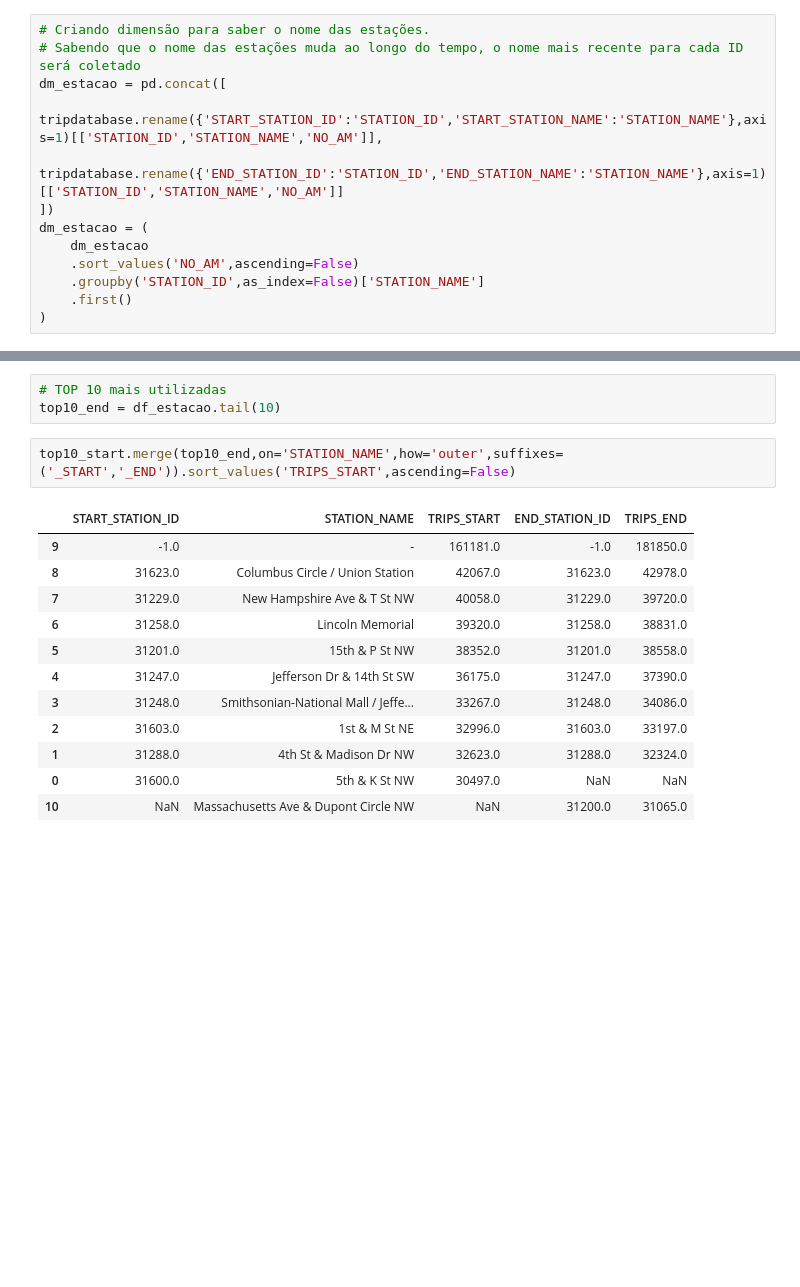
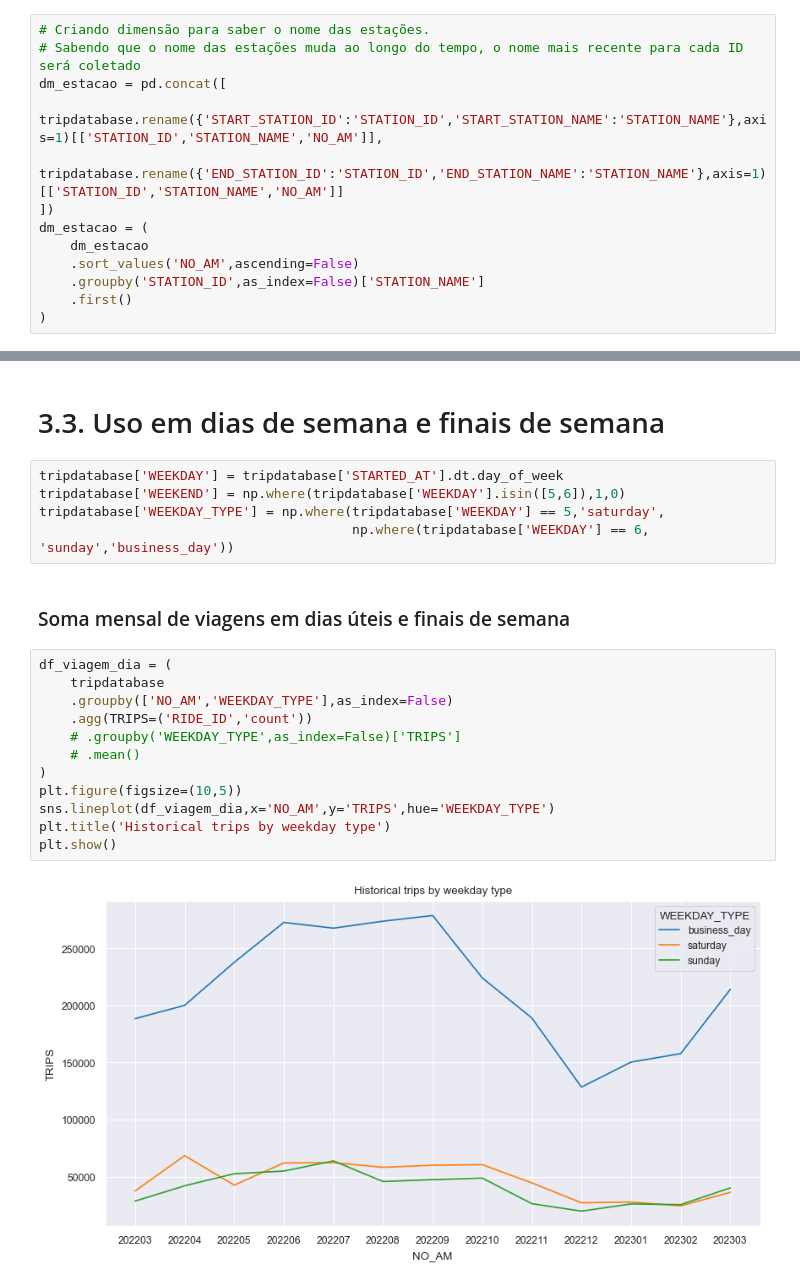
Before and after one commit to DiannaKatayama/Data_Science_Projeto_I, a Jupyter notebook: analise_exploratoria/analise_exploratoria.ipynb, the cells around one changed output, grey strips where cells are left out. Saved outputs shown, nothing was run; the diff lists cells and outputs as text; blank space fills up the shorter version.

```diff
--- a/analise_exploratoria/analise_exploratoria.ipynb
+++ b/analise_exploratoria/analise_exploratoria.ipynb
@@ -271,18 +300,23 @@ Existem 181 estações acima do percentil 75, representando 72.86% do total de v
-# %%
-# TOP 10 mais utilizadas
-top10_end = df_estacao.tail(10)
-# %%
-top10_start.merge(top10_end,on='STATION_NAME',how='outer',suffixes=('_START','_END')).sort_values('TRIPS_START',ascending=False)
-# %% [output]
-|  | START_STATION_ID | STATION_NAME | TRIPS_START | END_STATION_ID | TRIPS_END |
-| 9 | -1.0 | - | 161181.0 | -1.0 | 181850.0 |
-| 8 | 31623.0 | Columbus Circle / Union Station | 42067.0 | 31623.0 | 42978.0 |
-| 7 | 31229.0 | New Hampshire Ave & T St NW | 40058.0 | 31229.0 | 39720.0 |
-| 6 | 31258.0 | Lincoln Memorial | 39320.0 | 31258.0 | 38831.0 |
-| 5 | 31201.0 | 15th & P St NW | 38352.0 | 31201.0 | 38558.0 |
-| 4 | 31247.0 | Jefferson Dr & 14th St SW | 36175.0 | 31247.0 | 37390.0 |
-| 3 | 31248.0 | Smithsonian-National Mall / Jeffe... | 33267.0 | 31248.0 | 34086.0 |
-| 2 | 31603.0 | 1st & M St NE | 32996.0 | 31603.0 | 33197.0 |
-| 1 | 31288.0 | 4th St & Madison Dr NW | 32623.0 | 31288.0 | 32324.0 |
-| 0 | 31600.0 | 5th & K St NW | 30497.0 | NaN | NaN |
-| 10 | NaN | Massachusetts Ave & Dupont Circle NW | NaN | 31200.0 | 31065.0 |
+# %% [markdown]
+# 3.3. Uso em dias de semana e finais de semana
+# %%
+tripdatabase['WEEKDAY'] = tripdatabase['STARTED_AT'].dt.day_of_week
+tripdatabase['WEEKEND'] = np.where(tripdatabase['WEEKDAY'].isin([5,6]),1,0)
+tripdatabase['WEEKDAY_TYPE'] = np.where(tripdatabase['WEEKDAY'] == 5,'saturday',
+                                        np.where(tripdatabase['WEEKDAY'] == 6, 'sunday','business_day'))
+# %% [markdown]
+### Soma mensal de viagens em dias úteis e finais de semana
+# %%
+df_viagem_dia = (
+    tripdatabase
+    .groupby(['NO_AM','WEEKDAY_TYPE'],as_index=False)
+    .agg(TRIPS=('RIDE_ID','count'))
+    # .groupby('WEEKDAY_TYPE',as_index=False)['TRIPS']
+    # .mean()
+)
+plt.figure(figsize=(10,5))
+sns.lineplot(df_viagem_dia,x='NO_AM',y='TRIPS',hue='WEEKDAY_TYPE')
+plt.title('Historical trips by weekday type')
+plt.show()
+# %% [output]
+[figure, added]
```
Also changed, not shown: parts of 44 cells of this notebook, 1 other file.
